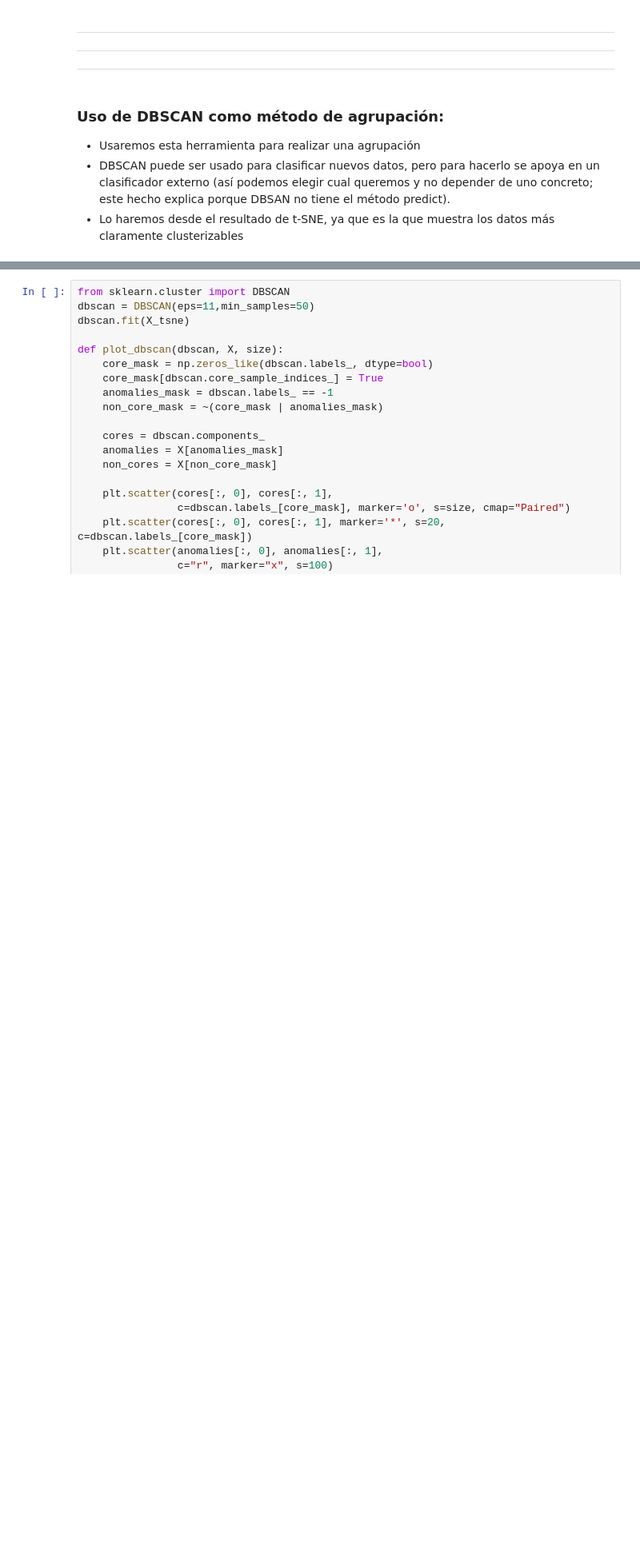
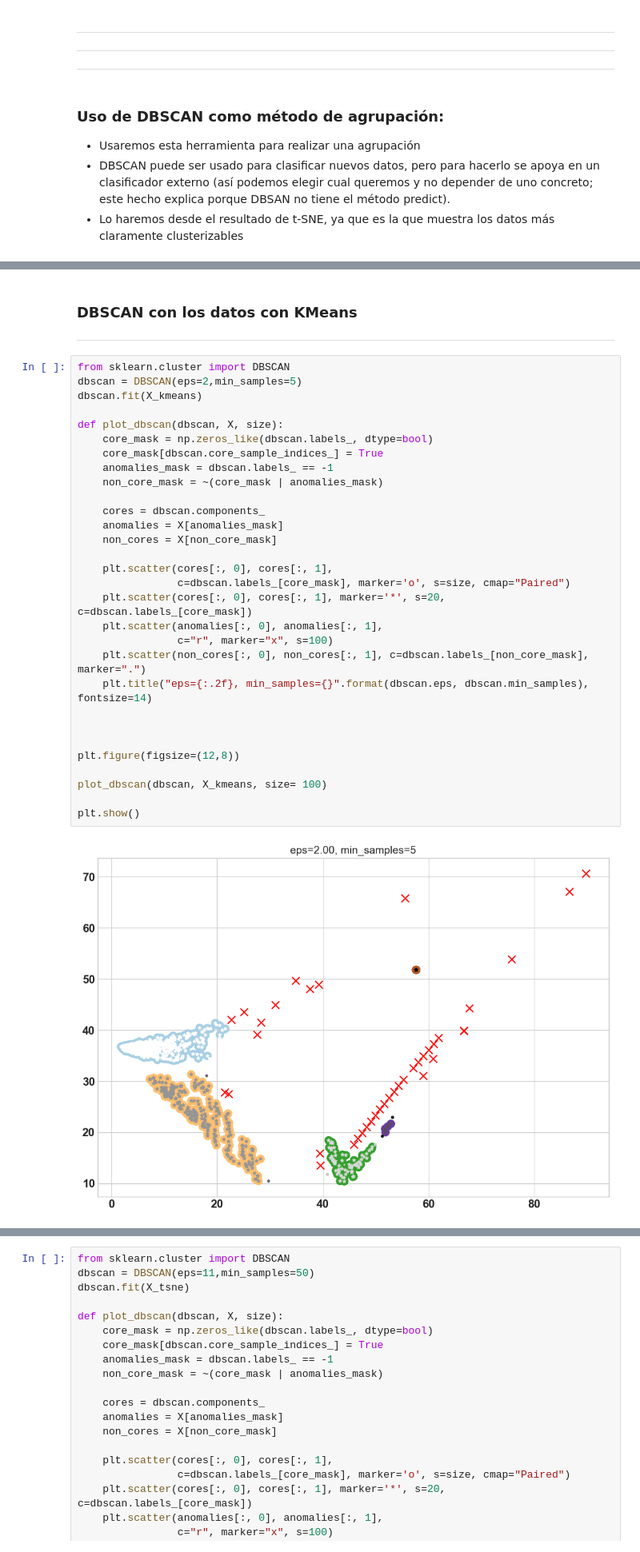
Before and after one commit to RobinGoldwing/golden-ML-CardFraud, a Jupyter notebook: CreditCard-NoSupervisado-Ruben.ipynb, the cells around one changed output, grey strips where cells are left out. Shown at 80% size. Drawn from its saved outputs; the diff is of its cells as text; blank space fills up the shorter version.

```diff
--- a/CreditCard-NoSupervisado-Ruben.ipynb
+++ b/CreditCard-NoSupervisado-Ruben.ipynb
@@ -734,0 +811,35 @@ plt.show()
+# %% [markdown]
+### DBSCAN con los datos con KMeans
+---
+# %%
+from sklearn.cluster import DBSCAN
+dbscan = DBSCAN(eps=2,min_samples=5)
+dbscan.fit(X_kmeans)
+
+def plot_dbscan(dbscan, X, size):
+    core_mask = np.zeros_like(dbscan.labels_, dtype=bool)
+    core_mask[dbscan.core_sample_indices_] = True
+    anomalies_mask = dbscan.labels_ == -1
+    non_core_mask = ~(core_mask | anomalies_mask)
+
+    cores = dbscan.components_
+    anomalies = X[anomalies_mask]
+    non_cores = X[non_core_mask]
+
+    plt.scatter(cores[:, 0], cores[:, 1],
+                c=dbscan.labels_[core_mask], marker='o', s=size, cmap="Paired")
+    plt.scatter(cores[:, 0], cores[:, 1], marker='*', s=20, c=dbscan.labels_[core_mask])
+    plt.scatter(anomalies[:, 0], anomalies[:, 1],
+                c="r", marker="x", s=100)
+    plt.scatter(non_cores[:, 0], non_cores[:, 1], c=dbscan.labels_[non_core_mask], marker=".")
+    plt.title("eps={:.2f}, min_samples={}".format(dbscan.eps, dbscan.min_samples), fontsize=14)
+
+
+
+plt.figure(figsize=(12,8))
+
+plot_dbscan(dbscan, X_kmeans, size= 100)
+
+plt.show()
+# %% [output]
+[figure, added]
```
Also changed, not shown: parts of 40 cells of this notebook.
